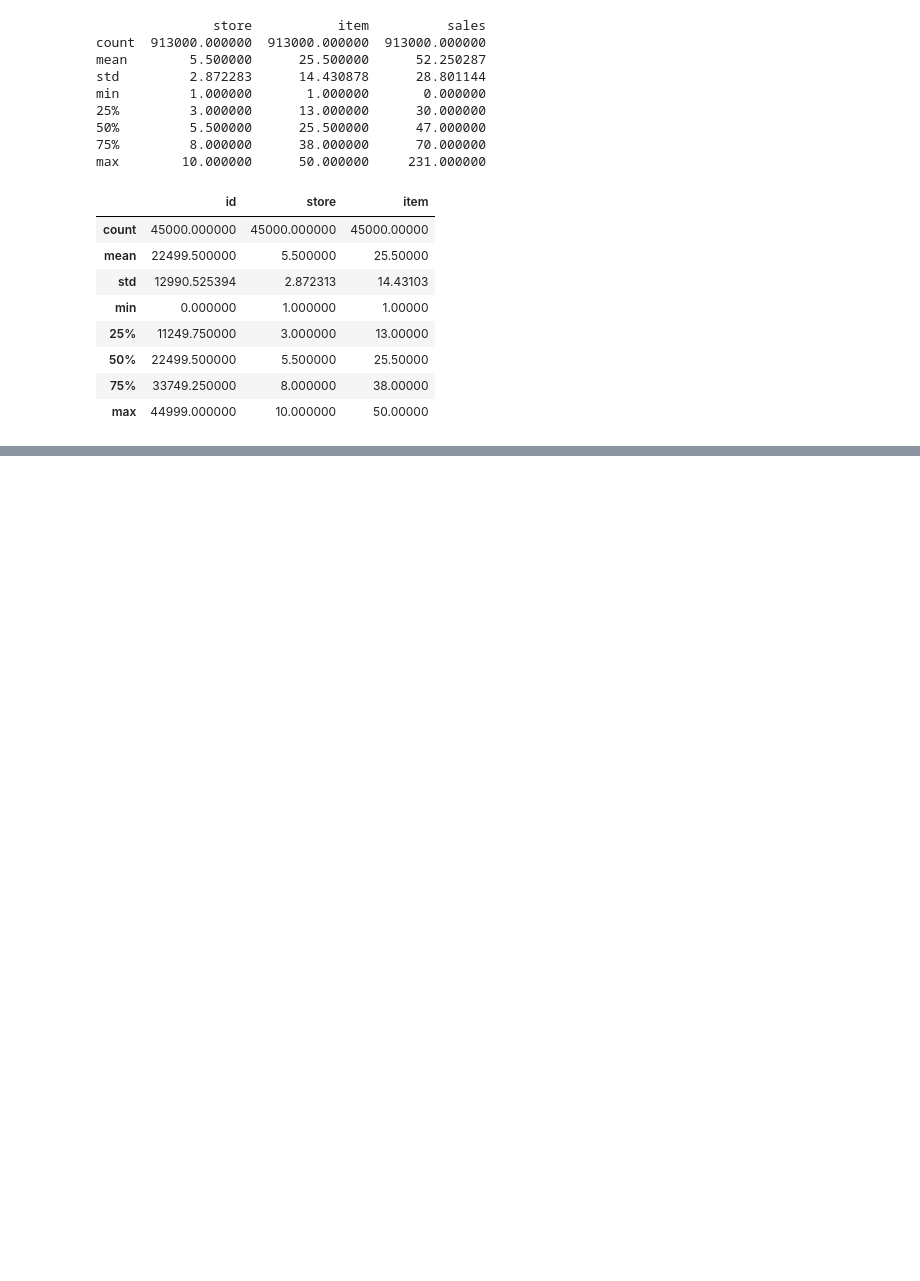
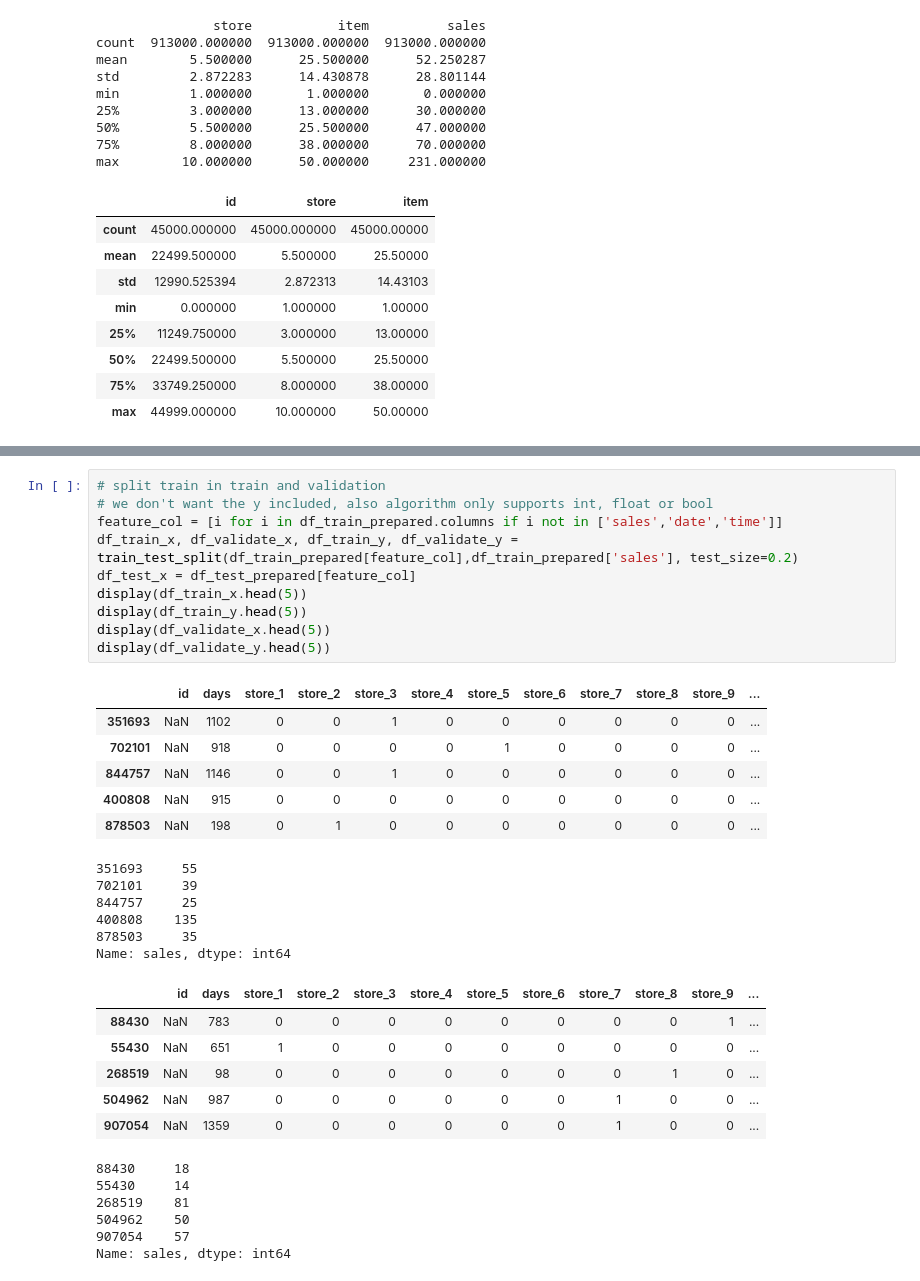
Before and after one commit to marsewe/kaggle, a Jupyter notebook: store-item-example/notebook/kernel.ipynb, the cells around one changed output, grey strips where cells are left out. Drawn from its saved outputs; the diff is of its cells as text; blank space fills up the shorter version.

```diff
--- a/store-item-example/notebook/kernel.ipynb
+++ b/store-item-example/notebook/kernel.ipynb
@@ -212,2 +136,37 @@ df_test_prepared.describe()
+# %%
+# split train in train and validation
+# we don't want the y included, also algorithm only supports int, float or bool
+feature_col = [i for i in df_train_prepared.columns if i not in ['sales','date','time']]
+df_train_x, df_validate_x, df_train_y, df_validate_y = train_test_split(df_train_prepared[feature_col],df_train_prepared['sales'], test_size=0.2)
+df_test_x = df_test_prepared[feature_col]
+display(df_train_x.head(5))
+display(df_train_y.head(5))
+display(df_validate_x.head(5))
+display(df_validate_y.head(5))
+# %% [output]
+|  | id | days | store_1 | store_2 | store_3 | store_4 | store_5 | store_6 | store_7 | store_8 | store_9 | ... |
+| 351693 | NaN | 1102 | 0 | 0 | 1 | 0 | 0 | 0 | 0 | 0 | 0 | ... |
+| 702101 | NaN | 918 | 0 | 0 | 0 | 0 | 1 | 0 | 0 | 0 | 0 | ... |
+| 844757 | NaN | 1146 | 0 | 0 | 1 | 0 | 0 | 0 | 0 | 0 | 0 | ... |
+| 400808 | NaN | 915 | 0 | 0 | 0 | 0 | 0 | 0 | 0 | 0 | 0 | ... |
+| 878503 | NaN | 198 | 0 | 1 | 0 | 0 | 0 | 0 | 0 | 0 | 0 | ... |
+351693     55
+702101     39
+844757     25
+400808    135
+878503     35
+Name: sales, dtype: int64
+|  | id | days | store_1 | store_2 | store_3 | store_4 | store_5 | store_6 | store_7 | store_8 | store_9 | ... |
+| 88430 | NaN | 783 | 0 | 0 | 0 | 0 | 0 | 0 | 0 | 0 | 1 | ... |
+| 55430 | NaN | 651 | 1 | 0 | 0 | 0 | 0 | 0 | 0 | 0 | 0 | ... |
+| 268519 | NaN | 98 | 0 | 0 | 0 | 0 | 0 | 0 | 0 | 1 | 0 | ... |
+| 504962 | NaN | 987 | 0 | 0 | 0 | 0 | 0 | 0 | 1 | 0 | 0 | ... |
+| 907054 | NaN | 1359 | 0 | 0 | 0 | 0 | 0 | 0 | 1 | 0 | 0 | ... |
+88430     18
+55430     14
+268519    81
+504962    50
+907054    57
+Name: sales, dtype: int64
 # %%
 # Normalize the data
```
Also changed, not shown: parts of 12 cells of this notebook.
